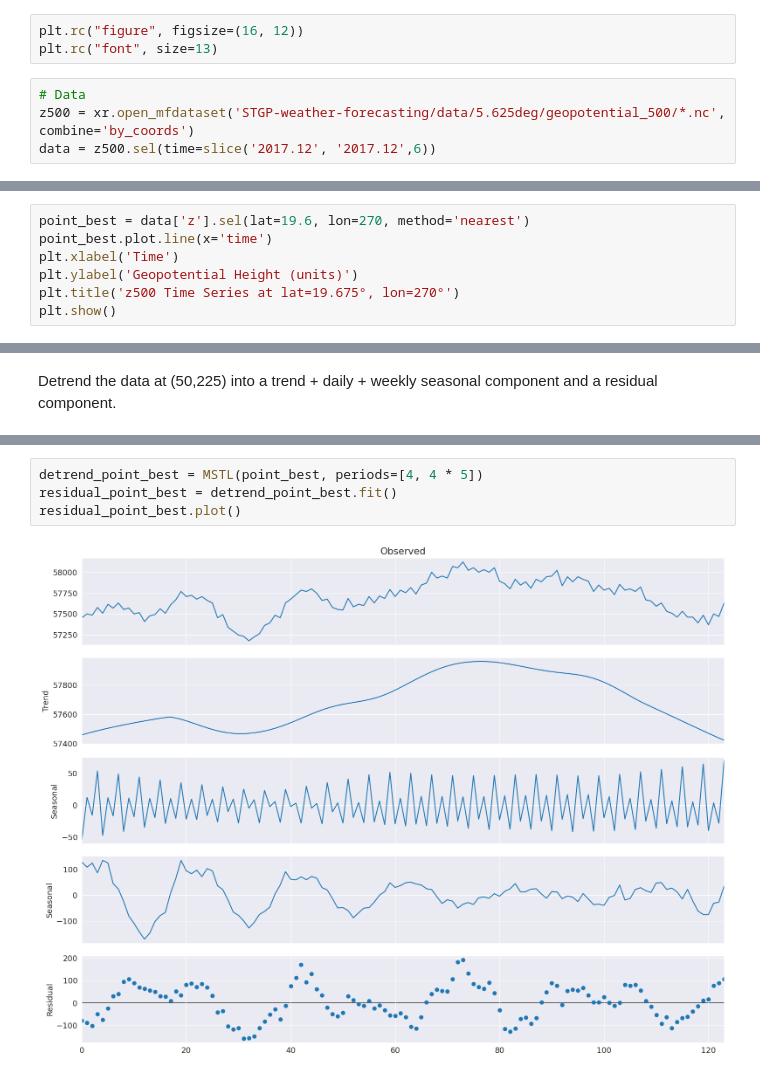
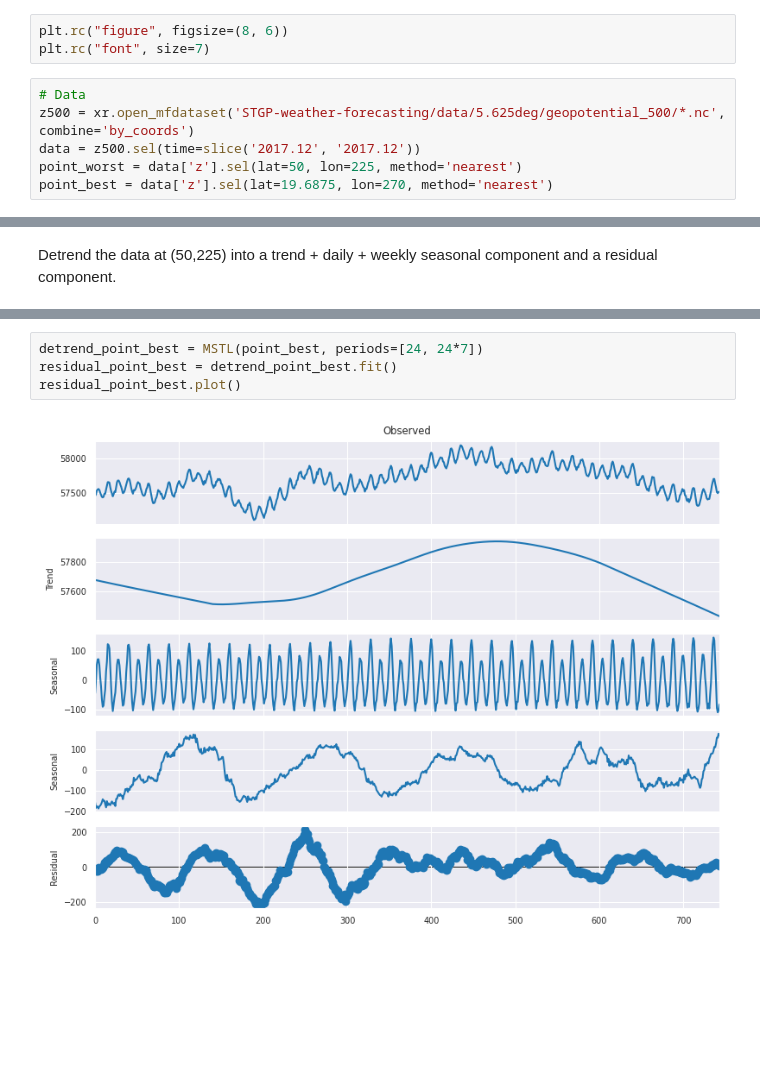
Before and after one commit to sunnyw22/STGP-for-weather-forecasting, a Jupyter notebook: GPRs/detrending_data.ipynb, the cells around one changed output, grey strips where cells are left out. Saved outputs shown, nothing was run; the diff lists cells and outputs as text; blank space fills up the shorter version.

```diff
--- a/GPRs/detrending_data.ipynb
+++ b/GPRs/detrending_data.ipynb
@@ -17,9 +21,11 @@ from statsmodels.tsa.seasonal import DecomposeResult
 register_matplotlib_converters()
 sns.set_style("darkgrid")
 # %%
-plt.rc("figure", figsize=(16, 12))
-plt.rc("font", size=13)
+plt.rc("figure", figsize=(8, 6))
+plt.rc("font", size=7)
 # %%
 # Data
 z500 = xr.open_mfdataset('STGP-weather-forecasting/data/5.625deg/geopotential_500/*.nc', combine='by_coords')
-data = z500.sel(time=slice('2017.12', '2017.12',6))
+data = z500.sel(time=slice('2017.12', '2017.12'))
+point_worst = data['z'].sel(lat=50, lon=225, method='nearest')
+point_best = data['z'].sel(lat=19.6875, lon=270, method='nearest')
@@ -35,7 +31,0 @@ plt.show()
-# %%
-point_best = data['z'].sel(lat=19.6, lon=270, method='nearest')
-point_best.plot.line(x='time')
-plt.xlabel('Time')
-plt.ylabel('Geopotential Height (units)')
-plt.title('z500 Time Series at lat=19.675°, lon=270°')
-plt.show()
@@ -53,6 +49,6 @@ residual_point_worst.plot()
 # %%
-detrend_point_best = MSTL(point_best, periods=[4, 4 * 5])
+detrend_point_best = MSTL(point_best, periods=[24, 24*7])
 residual_point_best = detrend_point_best.fit()
 residual_point_best.plot()
 # %% [output]
-[figure, old version]
+[figure, new version]
```
Also changed, not shown: parts of 18 cells of this notebook, 3 other files.
